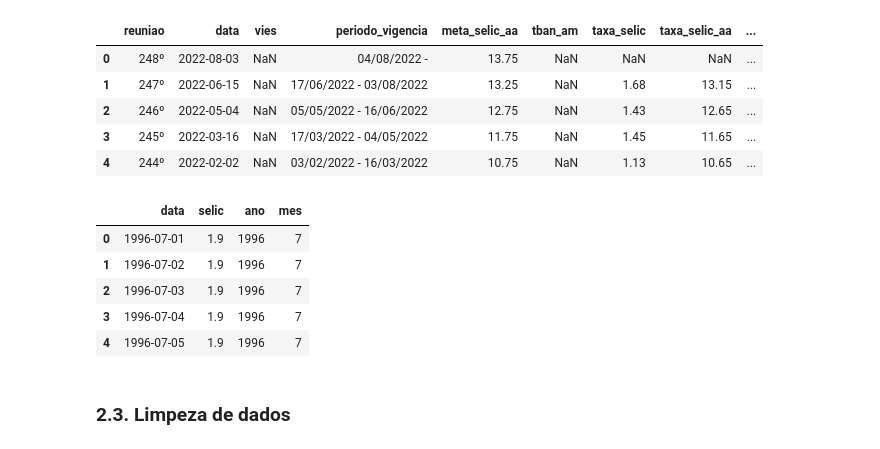
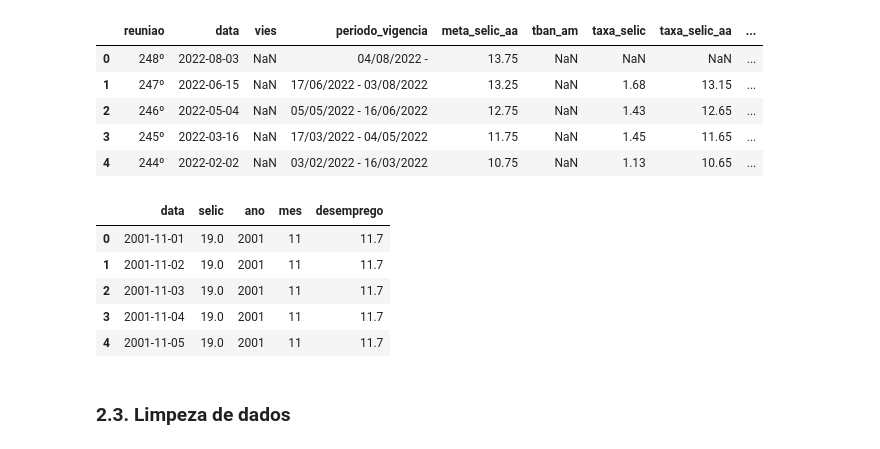
Before and after one commit to Lucas-Okamura/Selic-Forecast, a Jupyter notebook: selic-forecast.ipynb, the cells around one changed output. Saved outputs shown, nothing was run; the diff lists cells and outputs as text; code cells hidden in the pictures.

```diff
--- a/selic-forecast.ipynb
+++ b/selic-forecast.ipynb
@@ -51,0 +88,5 @@ df_raw.head()
+# %%
+# transformando html em dataframe
+df_desemprego = pd.read_html(table_html)[0].iloc[:, :-1]
+df_desemprego.columns = ['lancamento', 'hora', 'atual', 'projecao', 'anterior']
+df_desemprego.shape
@@ -57,6 +100,7 @@ df_raw.head()
 **taxa_selic**, **meta_selic** e **taxa_selic_aa**: como o separador de decimal estava como vírgula, dividir valores por 100.
 # %%
 df2 = df_raw.copy()
+df2_desemprego = df_desemprego.copy()
 # %%
 df2['meta_selic_aa'] = df2['meta_selic_aa'] / 100
 df2['taxa_selic'] = df2['taxa_selic'] / 100
@@ -71,0 +118,5 @@ df2.head()
+# %%
+df2_desemprego['atual'] = df2_desemprego['atual'].str[:-2].replace(',', '.', regex = True).astype(float)
+df2_desemprego['projecao'] = df2_desemprego['projecao'].str[:-2].replace(',', '.', regex = True).astype(float)
+df2_desemprego['anterior'] = df2_desemprego['anterior'].str[:-2].replace(',', '.', regex = True).astype(float)
+df2_desemprego.head()
@@ -75,6 +133,9 @@ df2.head()
 df2['data'] = pd.to_datetime(df2['data'], format = "%d/%m/%Y")
 df2['periodo_vigencia_min'] = pd.to_datetime(df2['periodo_vigencia'].apply(lambda x: x[:10]), format = "%d/%m/%Y")
 df2['periodo_vigencia_max'] = pd.to_datetime(df2['periodo_vigencia'].apply(lambda x: x[-10:] if len(x) == 23 else np.nan), format = "%d/%m/%Y")
+
+df2_desemprego['lancamento'] = pd.to_datetime(df2_desemprego['lancamento'].str[:10], format = "%d.%m.%Y")
+df2_desemprego['lancamento_lag'] = df2_desemprego['lancamento'].shift(1)
 df2.head()
 # %% [output]
 |  | reuniao | data | vies | periodo_vigencia | meta_selic_aa | tban_am | taxa_selic | taxa_selic_aa | ... |
@@ -85,26 +146,39 @@ df2.head()
 | 4 | 244º | 2022-02-02 | NaN | 03/02/2022 - 16/03/2022 | 10.75 | NaN | 1.13 | 10.65 | ... |
 # %%
 df2_daily = pd.DataFrame(columns = ['data', 'selic'])
+df2_daily_desemprego = pd.DataFrame(columns = ['data', 'desemprego'])
 
 for index, row in df2.sort_values(by = 'data').iterrows():
     # definindo dia mínimo e máximo (se máximo for nulo, colocar data de hoje)
     min_date = row['periodo_vigencia_min']
     max_date = row['periodo_vigencia_max'] if not pd.isnull(row['periodo_vigencia_max']) else pd.Timestamp.today()
 
     df_append = pd.DataFrame({'data': pd.date_range(min_date, max_date, freq='D')})
     df_append['selic'] = row['meta_selic_aa']
     df2_daily = pd.concat([df2_daily, df_append])
 
+for index, row in df2_desemprego.sort_values(by = 'lancamento').iterrows():
+    # definindo dia mínimo e máximo (se máximo for nulo, colocar data de hoje)
+    min_date = row['lancamento']
+    max_date = row['lancamento_lag'] if not pd.isnull(row['lancamento_lag']) else pd.Timestamp.today()
+
+    df_append = pd.DataFrame({'data': pd.date_range(min_date, max_date, freq='D')})
+    df_append['desemprego'] = row['atual']
+    df2_daily_desemprego = pd.concat([df2_daily_desemprego, df_append])
+
 df2_daily['ano'] = df2_daily['data'].dt.year
 df2_daily['mes'] = df2_daily['data'].dt.month
+
+df2_daily = df2_daily.merge(df2_daily_desemprego, on = ['data'])
+
 df2_daily.head()
 # %% [output]
-|  | data | selic | ano | mes |
-| 0 | 1996-07-01 | 1.9 | 1996 | 7 |
-| 1 | 1996-07-02 | 1.9 | 1996 | 7 |
-| 2 | 1996-07-03 | 1.9 | 1996 | 7 |
-| 3 | 1996-07-04 | 1.9 | 1996 | 7 |
-| 4 | 1996-07-05 | 1.9 | 1996 | 7 |
+|  | data | selic | ano | mes | desemprego |
+| 0 | 2001-11-01 | 19.0 | 2001 | 11 | 11.7 |
+| 1 | 2001-11-02 | 19.0 | 2001 | 11 | 11.7 |
+| 2 | 2001-11-03 | 19.0 | 2001 | 11 | 11.7 |
+| 3 | 2001-11-04 | 19.0 | 2001 | 11 | 11.7 |
+| 4 | 2001-11-05 | 19.0 | 2001 | 11 | 11.7 |
 # %% [markdown]
 ### 2.3. Limpeza de dados
 # %% [markdown]
```
Also changed, not shown: parts of 25 cells of this notebook, 2 other files.
